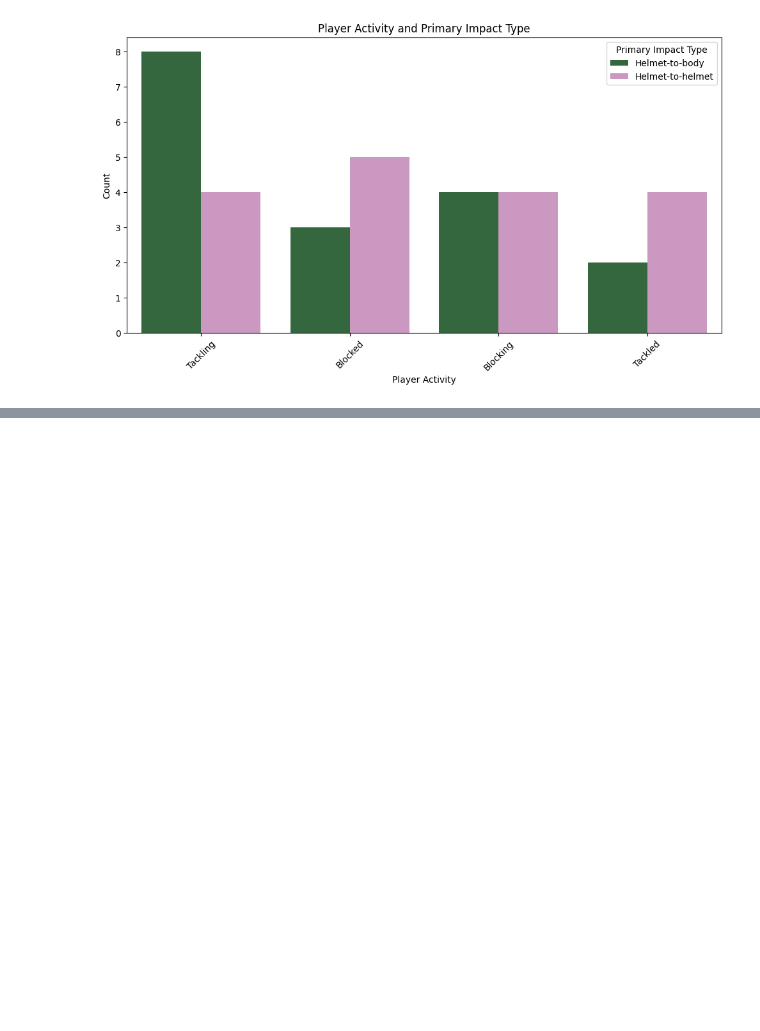
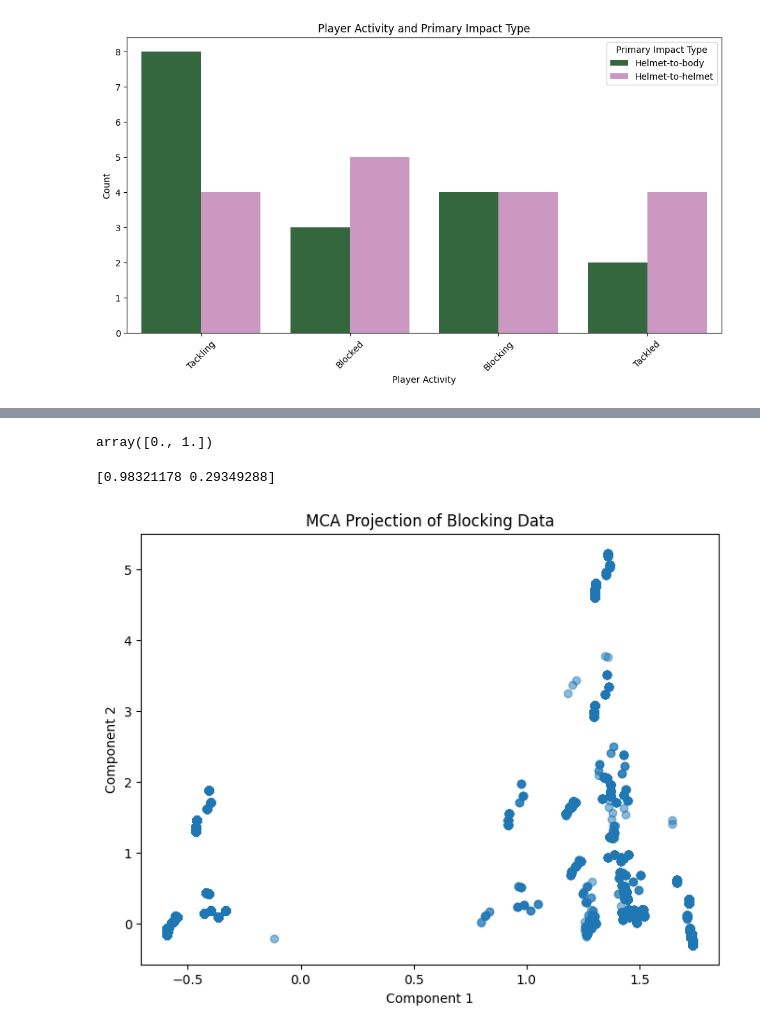
Before and after one commit to johnsahn2002/Capstone-Coding, a Jupyter notebook: Data Analysis/EDA_player_health.ipynb, the cells around one changed output, grey strips where cells are left out. Drawn from its saved outputs; the diff is of its cells as text; code cells hidden in the pictures; blank space fills up the shorter version.

```diff
--- a/Data Analysis/EDA_player_health.ipynb
+++ b/Data Analysis/EDA_player_health.ipynb
@@ -839,0 +1006,39 @@ plt.show()
+# %%
+pff_data['pff_sackAllowed'].unique()
+# %% [output]
+array([0., 1.])
+# %%
+import pandas as pd
+import prince
+
+# Load your data (assuming it's called 'block_data')
+# block_data = pd.read_csv('your_dataset.csv')
+
+# Subset relevant categorical variables
+mca_data = pff_data[['pff_positionLinedUp', 'pff_blockType',
+                       'pff_hitAllowed', 'pff_hurryAllowed', 'pff_sackAllowed']]
+
+# Convert to string type to treat numerics as categories
+mca_data = mca_data.astype(str)
+
+# Run MCA
+mca = prince.MCA(n_components=2, random_state=42)
+mca = mca.fit(mca_data)
+
+# Get the coordinates for plotting
+mca_coords = mca.transform(mca_data)
+
+# Access the eigenvalues (which represent the inertia / variance explained)
+print(mca.eigenvalues_)
+
+import matplotlib.pyplot as plt
+
+plt.figure(figsize=(8,6))
+plt.scatter(mca_coords[0], mca_coords[1], alpha=0.5)
+plt.title('MCA Projection of Blocking Data')
+plt.xlabel('Component 1')
+plt.ylabel('Component 2')
+plt.show()
+# %% [output]
+[0.98321178 0.29349288]
+[figure, added]
```
Also changed, not shown: parts of 20 cells of this notebook.
